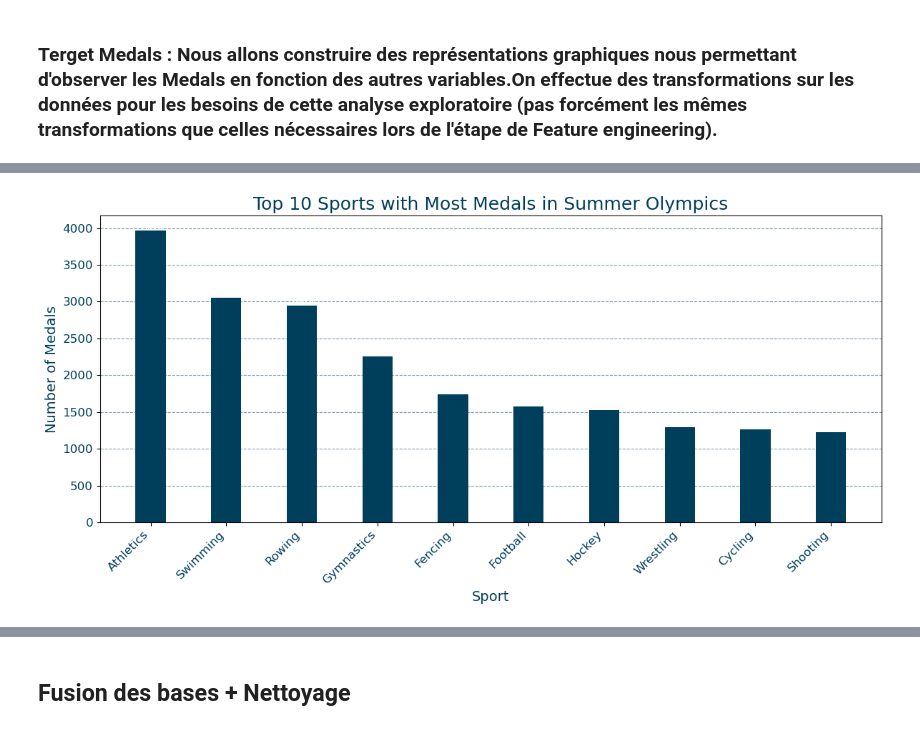
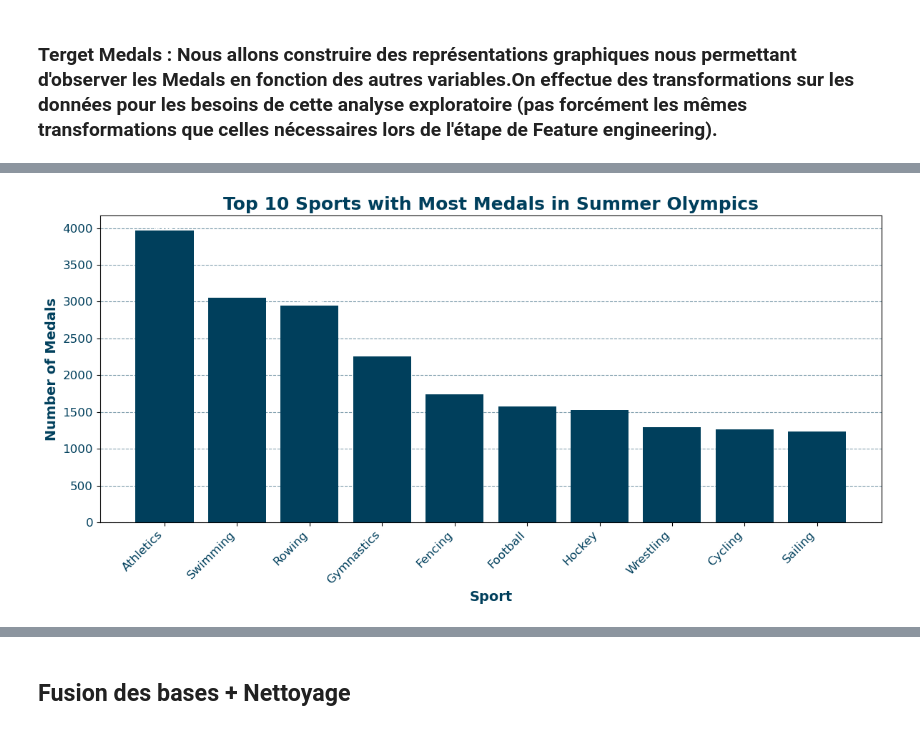
Before and after one commit to nastoo/tp-methodes-pour-analytique, a Jupyter notebook: Projet_GG.ipynb, the cells around one changed output, grey strips where cells are left out. Saved outputs shown, nothing was run; the diff lists cells and outputs as text; code cells hidden in the pictures.

```diff
--- a/Projet_GG.ipynb
+++ b/Projet_GG.ipynb
@@ -172,2 +162,0 @@ In [279] used 4.9 MiB RAM in 0.72s (system mean cpu 15%, single max cpu 59%), pe
-# %%
-df.drop_duplicates(inplace=True)
@@ -215,20 +208,34 @@ In [282] used 26.7 MiB RAM in 1.24s (system mean cpu 16%, single max cpu 68%), p
 # %%
+# Filtrer le DataFrame pour n'inclure que les Jeux Olympiques d'été
+summer_df = df[df['Season'] == 'Summer']
+
+# Créer une série indiquant la première apparition de chaque sport aux Jeux Olympiques
+first_appearance = summer_df.groupby('Sport')['Year'].min()
+
+# Compter le nombre de médailles remportées dans chaque sport
+medal_counts_by_sport = summer_df.groupby('Sport')['Medal'].count()
+
+# Fusionner les données de médailles et de première apparition
+sport_data = pd.DataFrame({'Medal Count': medal_counts_by_sport, 'First Appearance': first_appearance})
+
+# Trier les sports en fonction du nombre de médailles remportées
+top_10_sports = sport_data.nlargest(10, 'Medal Count')
+
 # Créer un graphique à barres pour visualiser les données
 plt.figure(figsize=(12, 6))
-bar_width = 0.4  # Ajoutez cette ligne pour définir la largeur des barres
-bars = plt.bar(top_10_sports.index, top_10_sports['Medal Count'], width=bar_width, color='#003f5c')
+bars = plt.bar(top_10_sports.index, top_10_sports['Medal Count'], color='#003f5c')
 
 # Ajouter le nombre de médailles remportées dans chaque barre
 for i, bar in enumerate(bars):
-    plt.text(i, bar.get_height() + 0.5, str(top_10_sports.loc[top_10_sports.index[i], 'Medal Count']), ha='center', color='white')
+    plt.text(i, bar.get_height() + 0.5, str(top_10_sports.loc[top_10_sports.index[i], 'Medal Count']), ha='center', color='white', fontweight='bold')
 
-plt.title('Top 10 Sports with Most Medals in Summer Olympics', fontsize=18, color='#003f5c')
-plt.xlabel('Sport', fontsize=14, color='#003f5c')
-plt.ylabel('Number of Medals', fontsize=14, color='#003f5c')
+plt.title('Top 10 Sports with Most Medals in Summer Olympics', fontsize=18, fontweight='bold', color='#003f5c')
+plt.xlabel('Sport', fontsize=14, fontweight='bold', color='#003f5c')
+plt.ylabel('Number of Medals', fontsize=14, fontweight='bold', color='#003f5c')
 plt.xticks(rotation=45, ha='right', fontsize=12, color='#003f5c')
 plt.yticks(fontsize=12, color='#003f5c')
 plt.grid(axis='y', linestyle='--', alpha=0.5, color='#003f5c')
 plt.tight_layout()
 plt.show()
 # %% [output]
-[figure, old version]
+[figure, new version]
```
Also changed, not shown: parts of 32 cells of this notebook, 29 other files.
